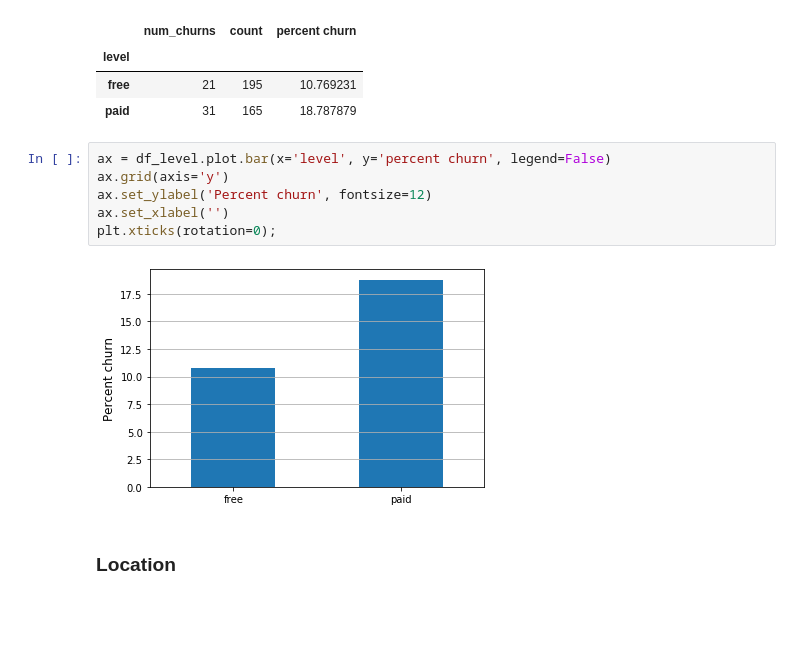
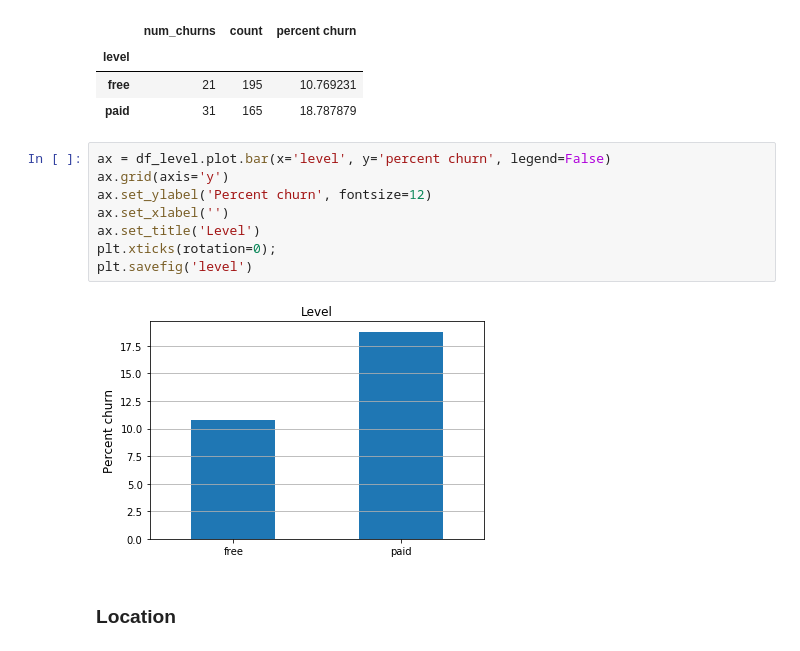
Before and after one commit to alwz1/Sparkify, a Jupyter notebook: Sparkify.ipynb, the cells around one changed output. Drawn from its saved outputs; the diff is of its cells as text; blank space fills up the shorter version.

```diff
--- a/Sparkify.ipynb
+++ b/Sparkify.ipynb
@@ -469,11 +464,13 @@ df_level.set_index('level')
 # %%
 ax = df_level.plot.bar(x='level', y='percent churn', legend=False)
 ax.grid(axis='y')
 ax.set_ylabel('Percent churn', fontsize=12)
 ax.set_xlabel('')
+ax.set_title('Level')
 plt.xticks(rotation=0);
+plt.savefig('level')
 # %% [output]
-[figure, old version]
+[figure, new version]
 # %% [markdown]
 ### Location
 # %%
```
Also changed, not shown: parts of 99 cells of this notebook.
